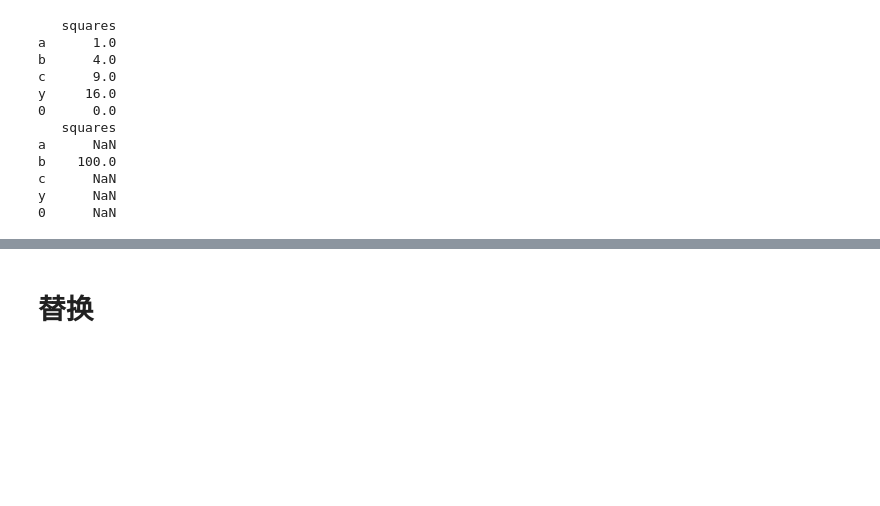
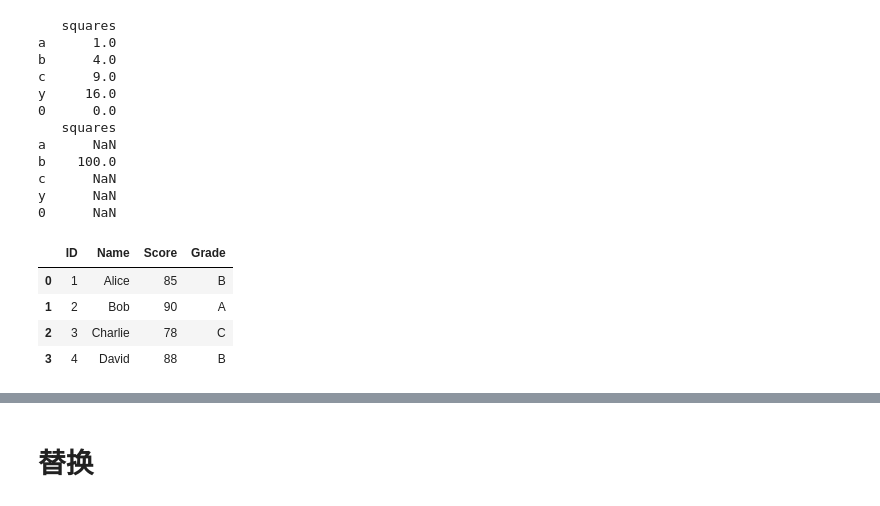
Before and after one commit to tcfh2016/knowledge-map, a Jupyter notebook: Techs/data-science/pandas/crud/update/dataframe_update.ipynb, the cells around one changed output, grey strips where cells are left out. Saved outputs shown, nothing was run; the diff lists cells and outputs as text; code cells hidden in the pictures; blank space fills up the shorter version.

Commit message:
create dataframe with specified type.

```diff
--- a/Techs/data-science/pandas/crud/update/dataframe_update.ipynb
+++ b/Techs/data-science/pandas/crud/update/dataframe_update.ipynb
@@ -92,3 +92,20 @@ b    100.0
 c      NaN
 y      NaN
 0      NaN
+# %%
+import pandas as pd
+
+data = {
+    'ID': [1, 2, 3, 4],
+    'Name': ['Alice', 'Bob', 'Charlie', 'David'],
+    'Score': [85, 90, 78, 88],
+    'Grade': ['B', 'A', 'C', 'B']
+}
+df = pd.DataFrame(data)
+df
+# %% [output]
+|  | ID | Name | Score | Grade |
+| 0 | 1 | Alice | 85 | B |
+| 1 | 2 | Bob | 90 | A |
+| 2 | 3 | Charlie | 78 | C |
+| 3 | 4 | David | 88 | B |
```
Also changed, not shown: parts of 1 cell of this notebook, 1 other file.
